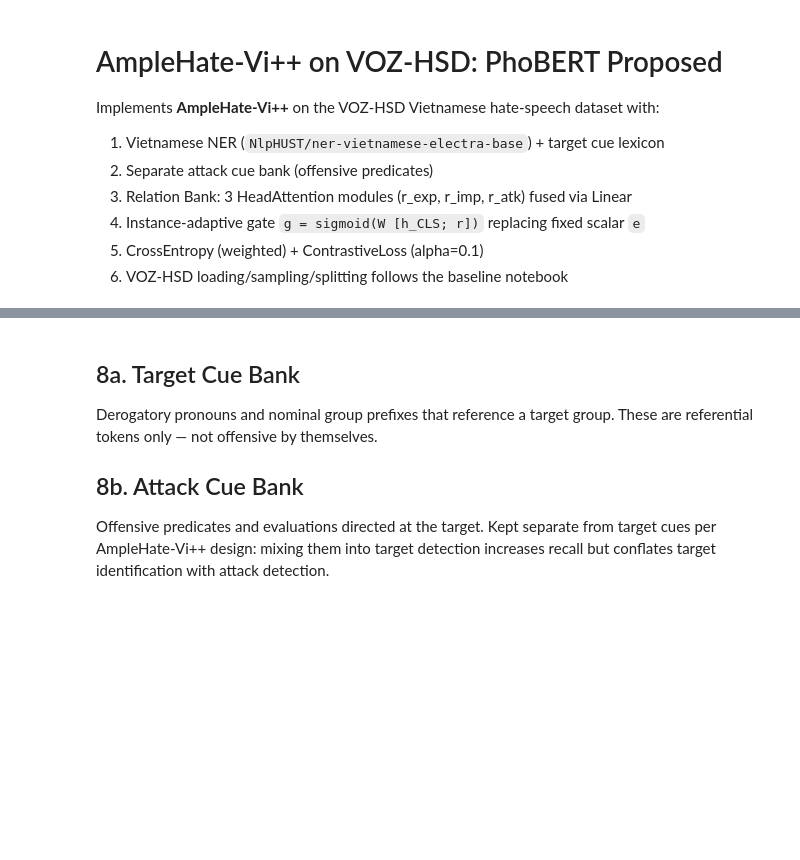
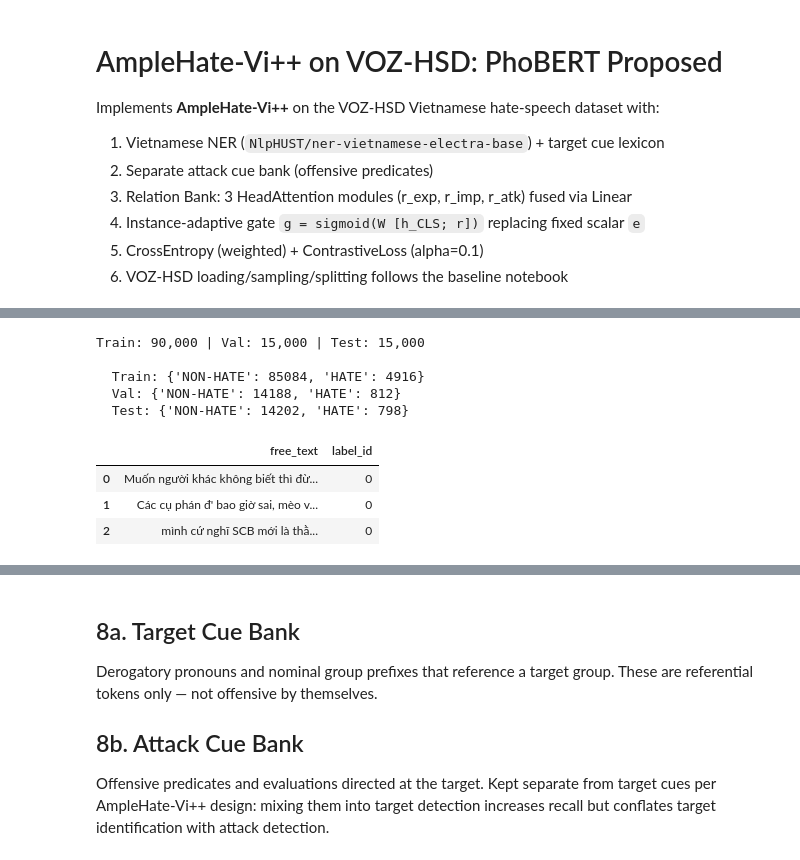
Before and after one commit to MinhTuan2405/ViAmpleHate, a Jupyter notebook: notebooks/models/proposed/VOZ-HSD - Proposed ViAmpleHate_PhoBERT/voz-hsd-proposed-viamplehate-phobert.ipynb, the cells around one changed output, grey strips where cells are left out. Cells and saved outputs as stored; diff of their text form; code cells hidden in the pictures; blank space fills up the shorter version.

```diff
--- a/notebooks/models/proposed/VOZ-HSD - Proposed ViAmpleHate_PhoBERT/voz-hsd-proposed-viamplehate-phobert.ipynb
+++ b/notebooks/models/proposed/VOZ-HSD - Proposed ViAmpleHate_PhoBERT/voz-hsd-proposed-viamplehate-phobert.ipynb
@@ -51,7 +56,7 @@ MAX_LEN     = 256
 HIDDEN_DIM  = 768
 HEAD_DIM    = HIDDEN_DIM
 
-BATCH_SIZE      = 16
+BATCH_SIZE      = 32
 NUM_EPOCHS      = 8
 LR              = 2e-5
 HEAD_LR         = 5e-5
@@ -64,7 +69,7 @@ GRAD_ACCUM      = 2       # effective batch = 32
 ALPHA_CL        = 0.1     # contrastive loss weight
 USE_NER_AT_EVAL = True    # keep target extraction consistent across train/val/test
 
-SAMPLE_SIZE  = 100_000
+SAMPLE_SIZE  = 120_000
 RANDOM_STATE = 42
 
 NUM_CLASSES = 2
@@ -105,22 +126,32 @@ print(sampled_df["label_id"].value_counts(normalize=True).sort_index().rename({0
 # %%
 # VOZ-HSD labels are already binary: NON-HATE=0, HATE=1.
 label_map = {0: 'NON-HATE', 1: 'HATE'}
 
 n       = len(sampled_df)
-n_train = int(n * 0.8)
-n_val   = int(n * 0.1)
+n_train = int(n * 0.75)
+n_val   = int(n * 0.125)
 
 train_df = sampled_df.iloc[:n_train].reset_index(drop=True)
 val_df   = sampled_df.iloc[n_train:n_train+n_val].reset_index(drop=True)
 test_df  = sampled_df.iloc[n_train+n_val:].reset_index(drop=True)
 
 print(f"Train: {len(train_df):,} | Val: {len(val_df):,} | Test: {len(test_df):,}")
 print()
 for name, df in [('Train', train_df), ('Val', val_df), ('Test', test_df)]:
     dist = df['label_id'].value_counts().sort_index().rename(label_map)
     print(f"  {name}: {dist.to_dict()}")
 
 train_df.head(3)
+# %% [output]
+Train: 90,000 | Val: 15,000 | Test: 15,000
+
+  Train: {'NON-HATE': 85084, 'HATE': 4916}
+  Val: {'NON-HATE': 14188, 'HATE': 812}
+  Test: {'NON-HATE': 14202, 'HATE': 798}
+|  | free_text | label_id |
+| 0 | Muốn người khác không biết thì đừ... | 0 |
+| 1 | Các cụ phán đ' bao giờ sai, mèo v... | 0 |
+| 2 | mình cứ nghĩ SCB mới là thằ... | 0 |
 # %%
 from underthesea import word_tokenize
 
```
Also changed, not shown: parts of 16 cells of this notebook, 4 other files.
